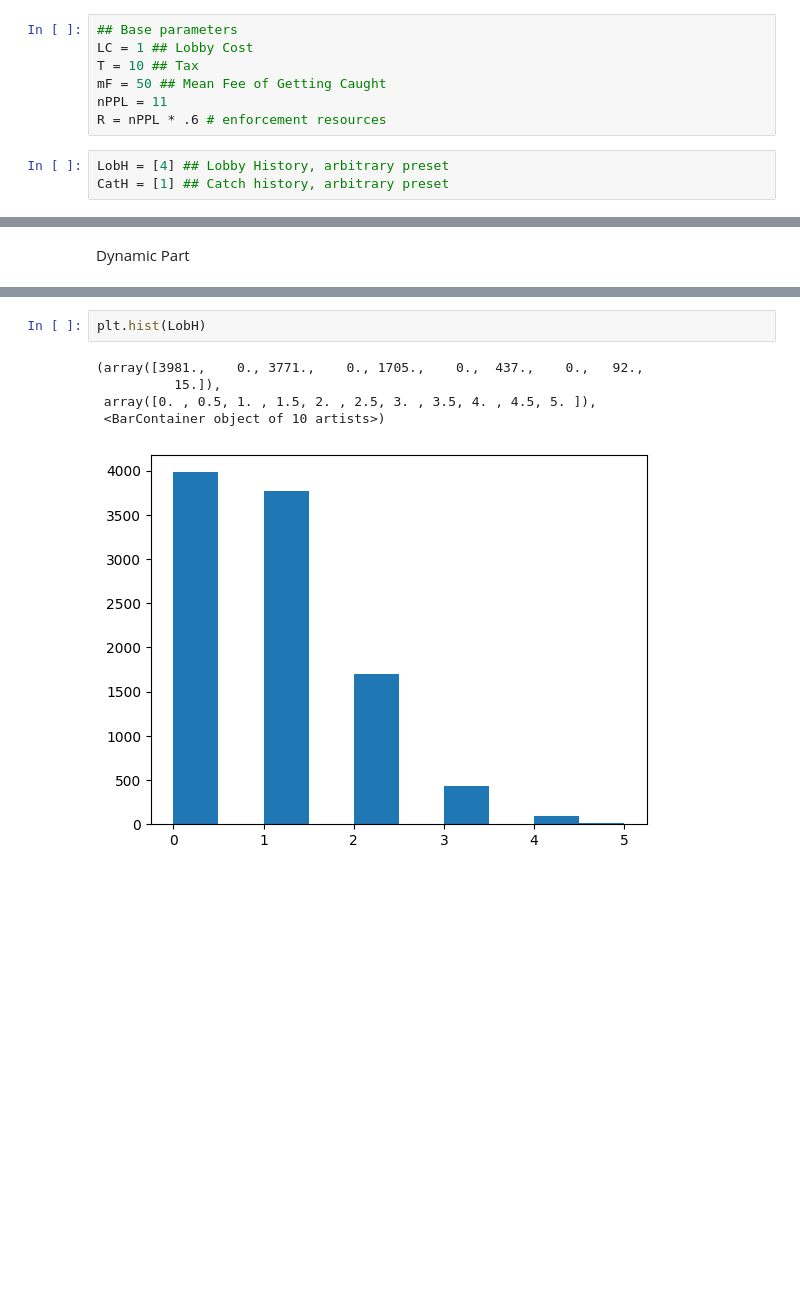
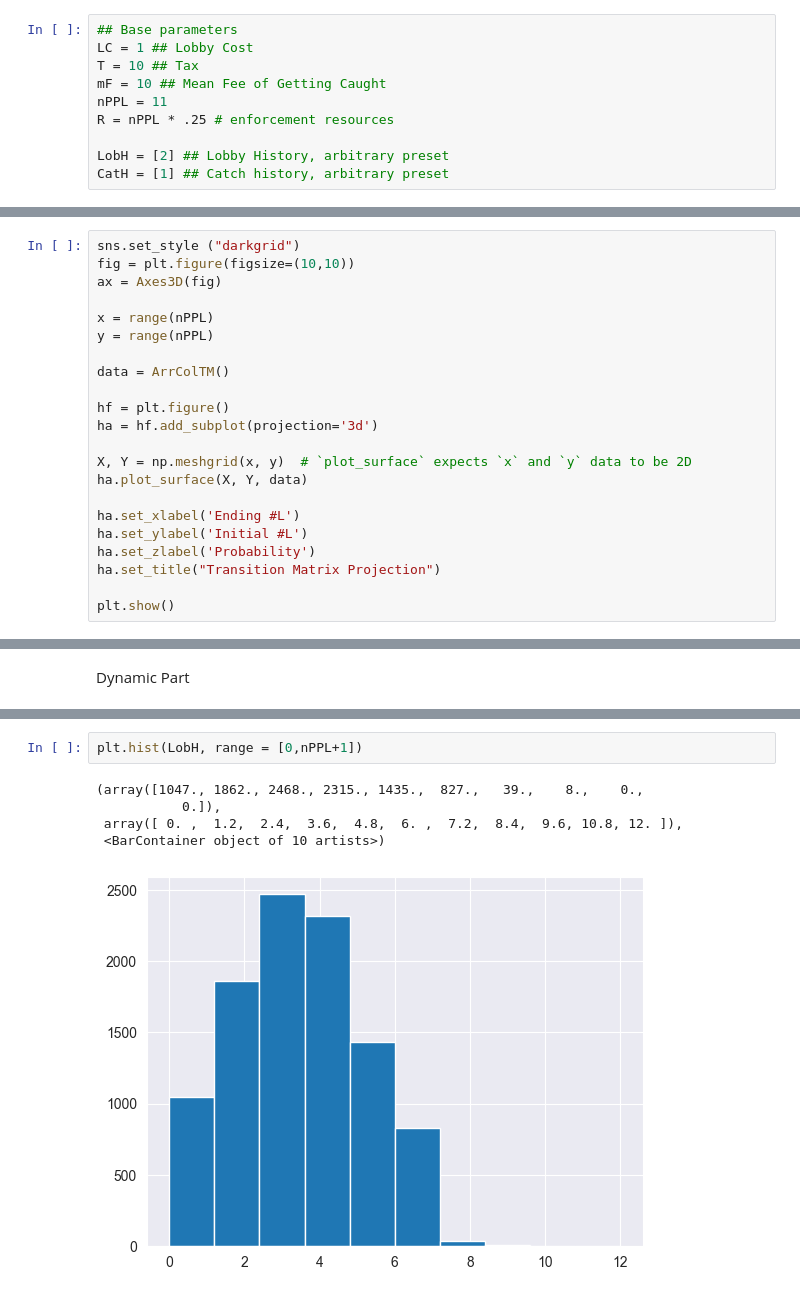
Before and after one commit to JTayMilli/391X, a Jupyter notebook: Boring.ipynb, the cells around one changed output, grey strips where cells are left out. Drawn from its saved outputs; the diff is of its cells as text; blank space fills up the shorter version.

```diff
--- a/Boring.ipynb
+++ b/Boring.ipynb
@@ -19,12 +18,12 @@ Decimal('2')
 ## Base parameters
 LC = 1 ## Lobby Cost
 T = 10 ## Tax
-mF = 50 ## Mean Fee of Getting Caught
+mF = 10 ## Mean Fee of Getting Caught
 nPPL = 11
-R = nPPL * .6 # enforcement resources
+R = nPPL * .25 # enforcement resources
+
+LobH = [2] ## Lobby History, arbitrary preset
+CatH = [1] ## Catch history, arbitrary preset
-# %%
-LobH = [4] ## Lobby History, arbitrary preset
-CatH = [1] ## Catch history, arbitrary preset
 # %%
 def pSS1(t = len(LobH) - 1): #Gets probability of lobbying successfully, subjective
     return 1 - ((.8+CatH[t]) / (1+LobH[t]))
@@ -160,0 +152,22 @@ lTM
+# %%
+sns.set_style ("darkgrid")
+fig = plt.figure(figsize=(10,10))
+ax = Axes3D(fig)
+
+x = range(nPPL)
+y = range(nPPL)
+
+data = ArrColTM()
+
+hf = plt.figure()
+ha = hf.add_subplot(projection='3d')
+
+X, Y = np.meshgrid(x, y)  # `plot_surface` expects `x` and `y` data to be 2D
+ha.plot_surface(X, Y, data)
+
+ha.set_xlabel('Ending #L')
+ha.set_ylabel('Initial #L')
+ha.set_zlabel('Probability')
+ha.set_title("Transition Matrix Projection")
+
+plt.show()
@@ -369,8 +400,8 @@ plt.plot(CatH)
 # %%
-plt.hist(LobH)
+plt.hist(LobH, range = [0,nPPL+1])
 # %% [output]
-(array([3981.,    0., 3771.,    0., 1705.,    0.,  437.,    0.,   92.,
-          15.]),
- array([0. , 0.5, 1. , 1.5, 2. , 2.5, 3. , 3.5, 4. , 4.5, 5. ]),
+(array([1047., 1862., 2468., 2315., 1435.,  827.,   39.,    8.,    0.,
+           0.]),
+ array([ 0. ,  1.2,  2.4,  3.6,  4.8,  6. ,  7.2,  8.4,  9.6, 10.8, 12. ]),
  <BarContainer object of 10 artists>)
-[figure, old version]
+[figure, new version]
```
Also changed, not shown: parts of 39 cells of this notebook.
